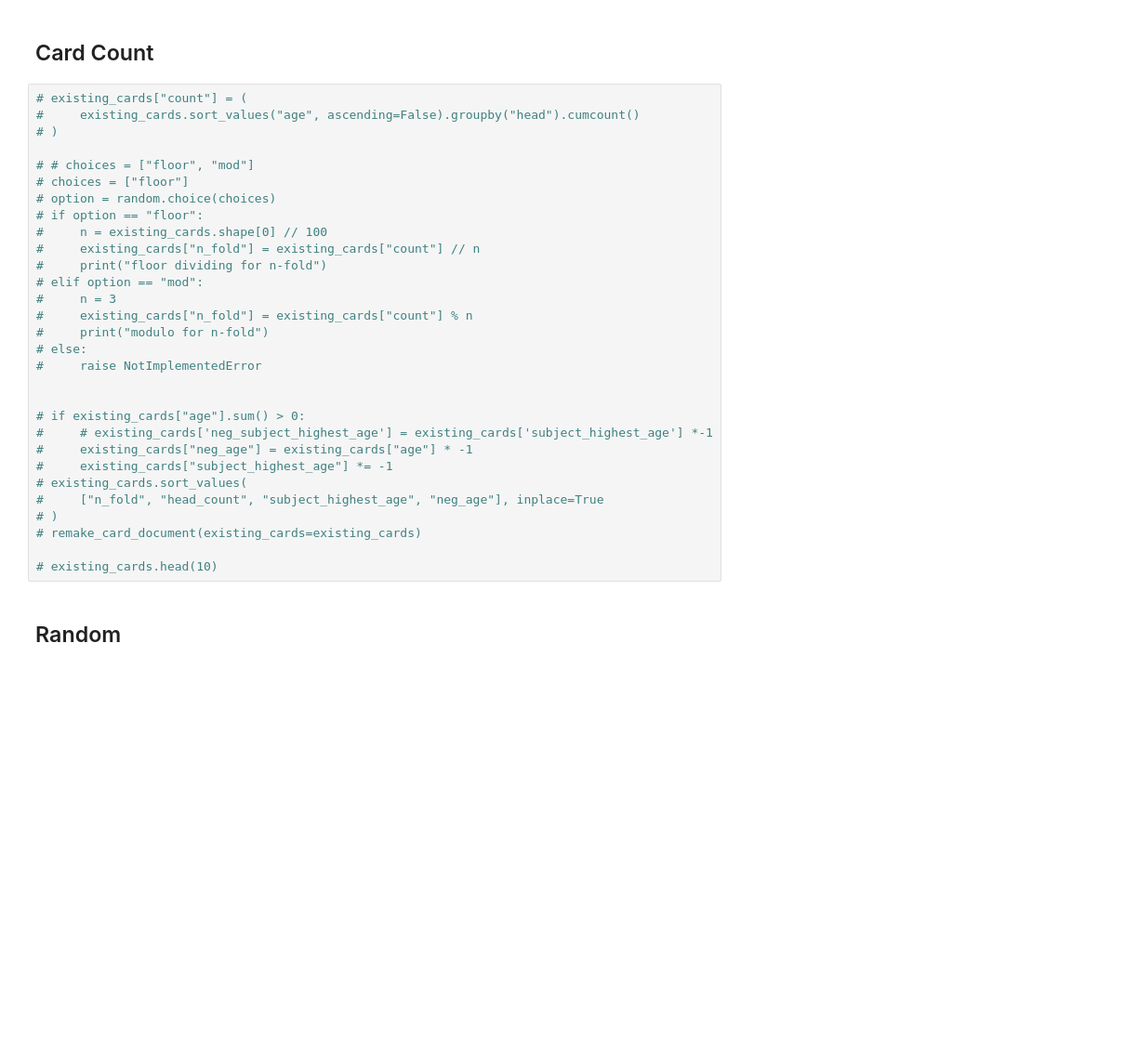
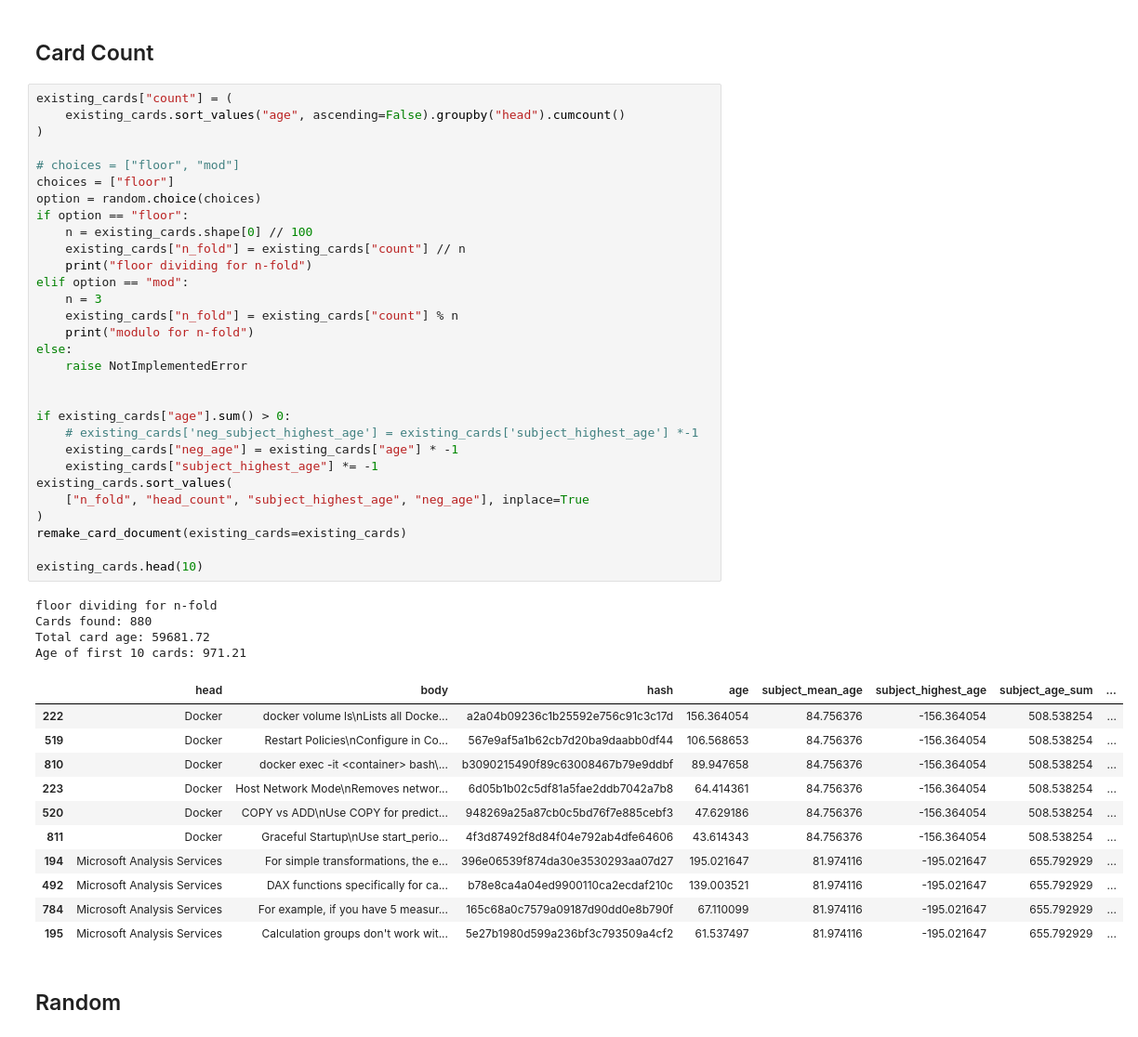
Before and after one commit to JayTY94/Certcards-refresh, a Jupyter notebook: shuffle.ipynb, the cells around one changed output. Shown at 93% size. Drawn from its saved outputs; the diff is of its cells as text; blank space fills up the shorter version.

```diff
--- a/shuffle.ipynb
+++ b/shuffle.ipynb
@@ -281,35 +266,51 @@ Age of first 10 cards: 420.27
 # %% [markdown]
 ## Card Count
 # %%
-# existing_cards["count"] = (
-#     existing_cards.sort_values("age", ascending=False).groupby("head").cumcount()
-# )
+existing_cards["count"] = (
+    existing_cards.sort_values("age", ascending=False).groupby("head").cumcount()
+)
 
-# # choices = ["floor", "mod"]
-# choices = ["floor"]
-# option = random.choice(choices)
-# if option == "floor":
-#     n = existing_cards.shape[0] // 100
-#     existing_cards["n_fold"] = existing_cards["count"] // n
-#     print("floor dividing for n-fold")
-# elif option == "mod":
-#     n = 3
-#     existing_cards["n_fold"] = existing_cards["count"] % n
-#     print("modulo for n-fold")
-# else:
-#     raise NotImplementedError
+# choices = ["floor", "mod"]
+choices = ["floor"]
+option = random.choice(choices)
+if option == "floor":
+    n = existing_cards.shape[0] // 100
+    existing_cards["n_fold"] = existing_cards["count"] // n
+    print("floor dividing for n-fold")
+elif option == "mod":
+    n = 3
+    existing_cards["n_fold"] = existing_cards["count"] % n
+    print("modulo for n-fold")
+else:
+    raise NotImplementedError
 
 
-# if existing_cards["age"].sum() > 0:
-#     # existing_cards['neg_subject_highest_age'] = existing_cards['subject_highest_age'] *-1
-#     existing_cards["neg_age"] = existing_cards["age"] * -1
-#     existing_cards["subject_highest_age"] *= -1
-# existing_cards.sort_values(
-#     ["n_fold", "head_count", "subject_highest_age", "neg_age"], inplace=True
-# )
-# remake_card_document(existing_cards=existing_cards)
+if existing_cards["age"].sum() > 0:
+    # existing_cards['neg_subject_highest_age'] = existing_cards['subject_highest_age'] *-1
+    existing_cards["neg_age"] = existing_cards["age"] * -1
+    existing_cards["subject_highest_age"] *= -1
+existing_cards.sort_values(
+    ["n_fold", "head_count", "subject_highest_age", "neg_age"], inplace=True
+)
+remake_card_document(existing_cards=existing_cards)
 
-# existing_cards.head(10)
+existing_cards.head(10)
+# %% [output]
+floor dividing for n-fold
+Cards found: 880
+Total card age: 59681.72
+Age of first 10 cards: 971.21
+|  | head | body | hash | age | subject_mean_age | subject_highest_age | subject_age_sum | ... |
+| 222 | Docker | docker volume ls\nLists all Docke... | a2a04b09236c1b25592e756c91c3c17d | 156.364054 | 84.756376 | -156.364054 | 508.538254 | ... |
+| 519 | Docker | Restart Policies\nConfigure in Co... | 567e9af5a1b62cb7d20ba9daabb0df44 | 106.568653 | 84.756376 | -156.364054 | 508.538254 | ... |
+| 810 | Docker | docker exec -it <container> bash\... | b3090215490f89c63008467b79e9ddbf | 89.947658 | 84.756376 | -156.364054 | 508.538254 | ... |
+| 223 | Docker | Host Network Mode\nRemoves networ... | 6d05b1b02c5df81a5fae2ddb7042a7b8 | 64.414361 | 84.756376 | -156.364054 | 508.538254 | ... |
+| 520 | Docker | COPY vs ADD\nUse COPY for predict... | 948269a25a87cb0c5bd76f7e885cebf3 | 47.629186 | 84.756376 | -156.364054 | 508.538254 | ... |
+| 811 | Docker | Graceful Startup\nUse start_perio... | 4f3d87492f8d84f04e792ab4dfe64606 | 43.614343 | 84.756376 | -156.364054 | 508.538254 | ... |
+| 194 | Microsoft Analysis Services | For simple transformations, the e... | 396e06539f874da30e3530293aa07d27 | 195.021647 | 81.974116 | -195.021647 | 655.792929 | ... |
+| 492 | Microsoft Analysis Services | DAX functions specifically for ca... | b78e8ca4a04ed9900110ca2ecdaf210c | 139.003521 | 81.974116 | -195.021647 | 655.792929 | ... |
+| 784 | Microsoft Analysis Services | For example, if you have 5 measur... | 165c68a0c7579a09187d90dd0e8b790f | 67.110099 | 81.974116 | -195.021647 | 655.792929 | ... |
+| 195 | Microsoft Analysis Services | Calculation groups don't work wit... | 5e27b1980d599a236bf3c793509a4cf2 | 61.537497 | 81.974116 | -195.021647 | 655.792929 | ... |
 # %% [markdown]
 
 ## Random
```
Also changed, not shown: parts of 7 cells of this notebook, 2 other files.
